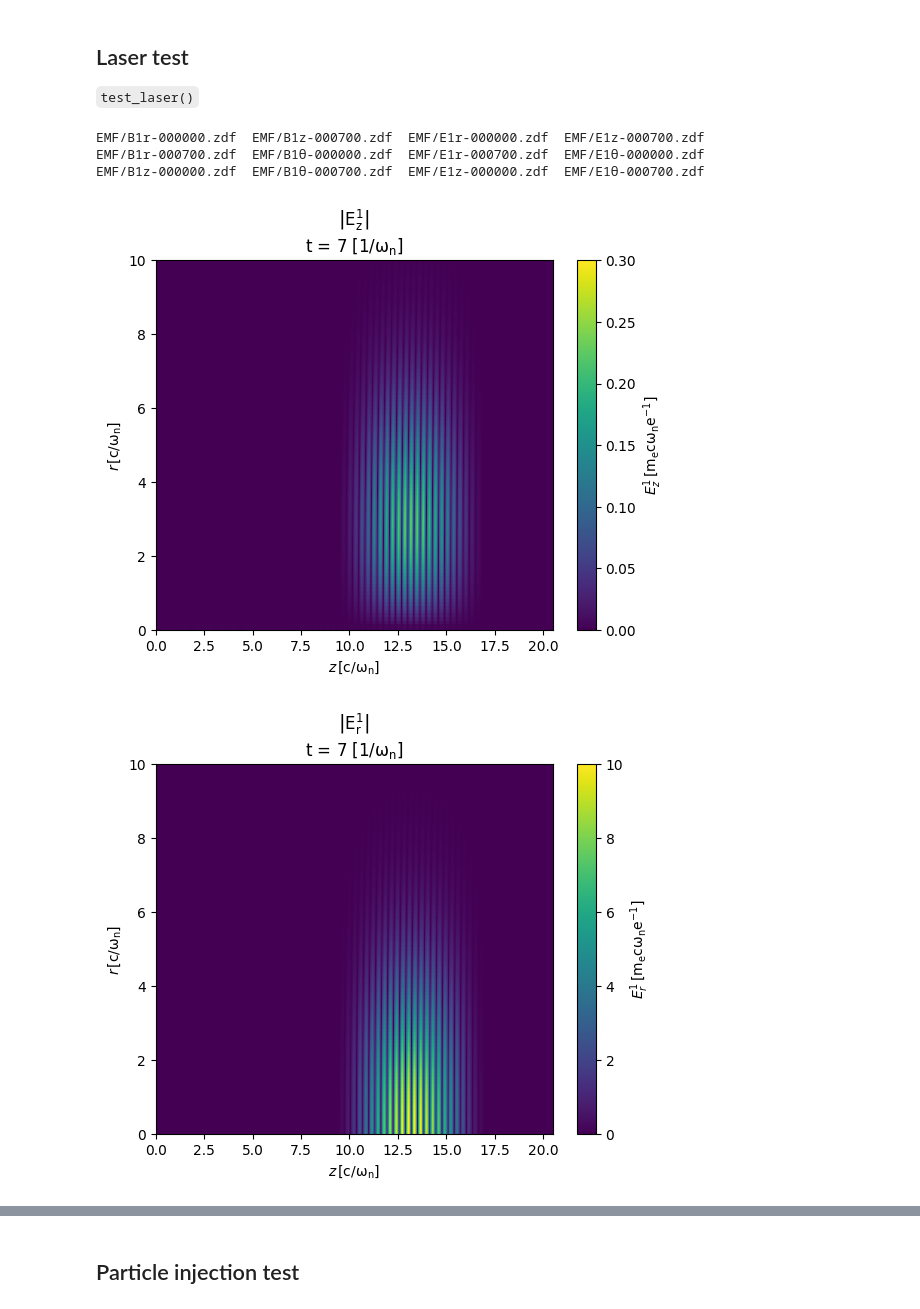
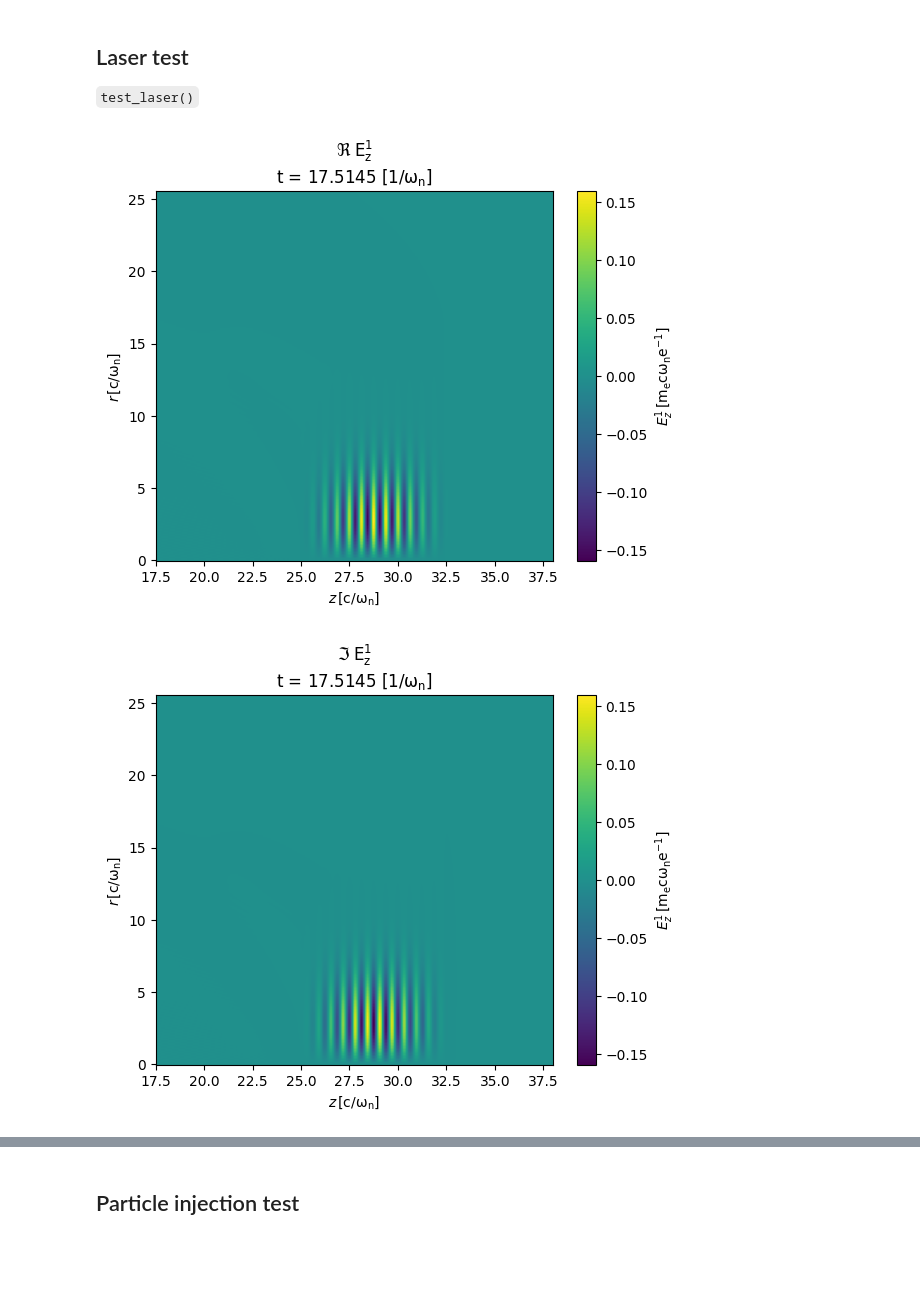
Before and after one commit to ricardo-fonseca/zpic-parallel, a Jupyter notebook: openmp/q3d/Debug-q3d.ipynb, the cells around one changed output, grey strips where cells are left out. Cells and saved outputs as stored; diff of their text form; code cells hidden in the pictures; blank space fills up the shorter version.

```diff
--- a/openmp/q3d/Debug-q3d.ipynb
+++ b/openmp/q3d/Debug-q3d.ipynb
@@ -9,35 +9,24 @@ Q3D code tests
 # %%
 import visxd
 import matplotlib.colors as colors
 
 import importlib
 importlib.reload( visxd )
 
 def fname( comp, iter ):
     return "EMF/{:s}-{:06d}.zdf".format( comp, iter )
 
-! ls EMF/*.zdf
+# ! ls EMF/*.zdf
 
-iter = 700
+iter = 1000
 # iter = 731
 
-# visxd.complex_grid2d(fname("B1z", iter), part = 'abs' )
-# visxd.complex_grid2d(fname("B1r", iter), part = 'abs' )
-# visxd.complex_grid2d(fname("B1θ", iter), part = 'abs' )
-
-
-visxd.complex_grid2d(fname("E1z", iter), part = 'abs', ylim = [0,10], vmax = 0.3 )
-visxd.complex_grid2d(fname("E1r", iter), part = 'abs', ylim = [0,10], vmax = 10 )
-visxd.complex_grid2d(fname("E1θ", iter), part = 'abs', ylim = [0,10])
-
-# visxd.complex_grid2d(fname("E1θ", 0), part = 'real' )
-# visxd.complex_grid2d(fname("E1r", 0), part = 'imag' )
-
-# visxd.complex_grid2d(fname("E1z", 0), part = 'abs', ylim = [0,10])
-# visxd.complex_grid2d(fname("B1z", 0), part = 'abs', ylim = [-1,1], xlim = [-1, 22])
+visxd.complex_grid2d(fname("E1z", iter), part = 'real', vsim = True )
+visxd.complex_grid2d(fname("E1z", iter), part = 'imag', vsim = True )
+visxd.complex_grid2d(fname("E1r", iter), part = 'real', vsim = True )
+visxd.complex_grid2d(fname("E1r", iter), part = 'imag', vsim = True )
+visxd.complex_grid2d(fname("E1θ", iter), part = 'real', vsim = True )
+visxd.complex_grid2d(fname("E1θ", iter), part = 'imag', vsim = True )
 # %% [output]
-EMF/B1r-000000.zdf  EMF/B1z-000700.zdf  EMF/E1r-000000.zdf  EMF/E1z-000700.zdf
-EMF/B1r-000700.zdf  EMF/B1θ-000000.zdf  EMF/E1r-000700.zdf  EMF/E1θ-000000.zdf
-EMF/B1z-000000.zdf  EMF/B1θ-000700.zdf  EMF/E1z-000000.zdf  EMF/E1θ-000700.zdf
-[figure, old version]
+[figure, new version]
-[figure, old version]
+[figure, new version]
```
Also changed, not shown: parts of 20 cells of this notebook, 5 other files.
